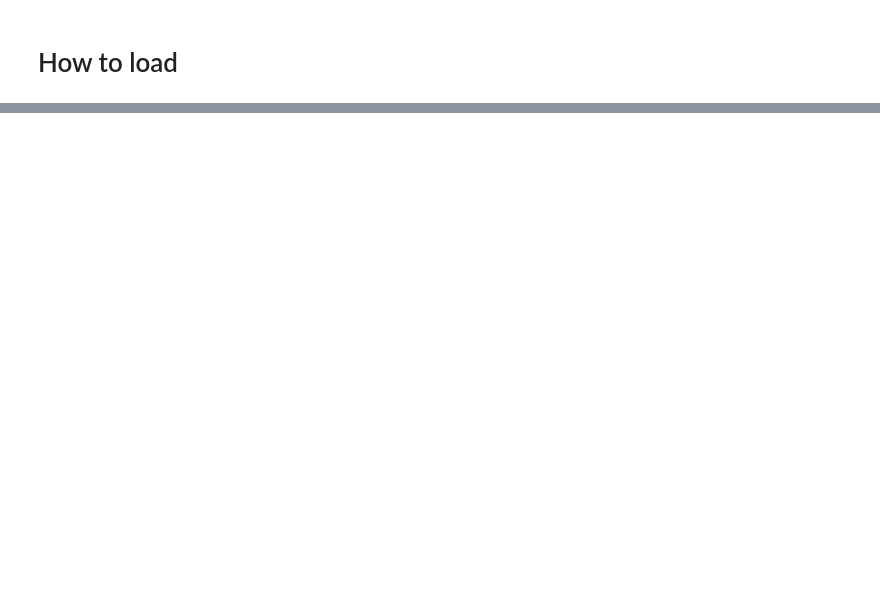
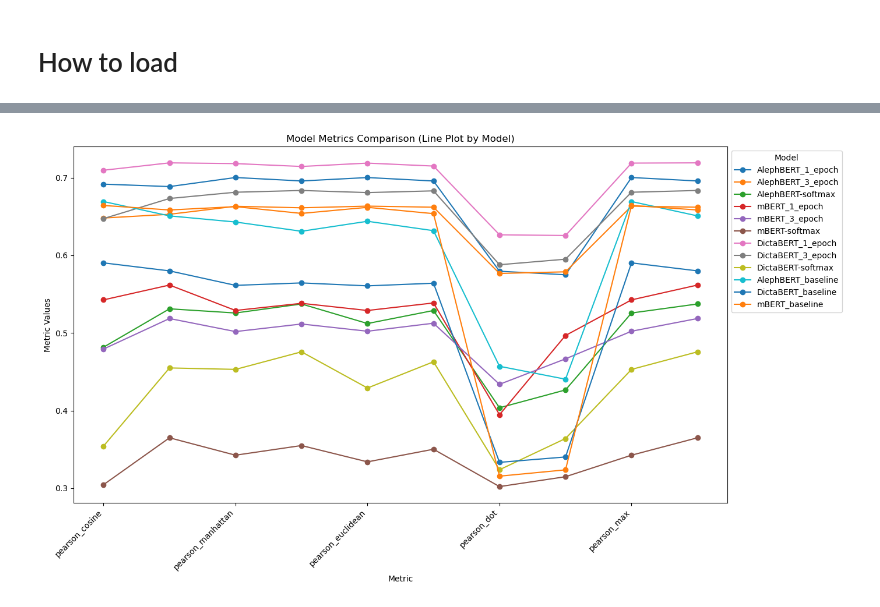
Before and after one commit to Nminsker/NLP-Project, a Jupyter notebook: NLP_Project.ipynb, the cells around one changed output, grey strips where cells are left out. Saved outputs shown, nothing was run; the diff lists cells and outputs as text; code cells hidden in the pictures; blank space fills up the shorter version.

```diff
--- a/NLP_Project.ipynb
+++ b/NLP_Project.ipynb
@@ -291,0 +271,3 @@ Found existing model: AlephBERT, loading it.
+# %%
+df = pd.read_csv("Results/STS_results.csv")
+df
@@ -291,0 +305,15 @@ Found existing model: AlephBERT, loading it.
+# %%
+# Transposing the DataFrame so that models are the columns and metrics are the rows
+df_transposed = df.set_index('Model').T
+
+# Plotting with each line representing a model and each point representing a metric
+df_transposed.plot(kind='line', marker='o', figsize=(14, 8))
+plt.title('Model Metrics Comparison (Line Plot by Model)')
+plt.ylabel('Metric Values')
+plt.xlabel('Metric')
+plt.xticks(rotation=45, ha="right")
+plt.legend(title='Model', loc='upper left', bbox_to_anchor=(1, 1))
+plt.tight_layout()
+plt.show()
+# %% [output]
+[figure, added]
```
Also changed, not shown: parts of 27 cells of this notebook, 1 other file.
